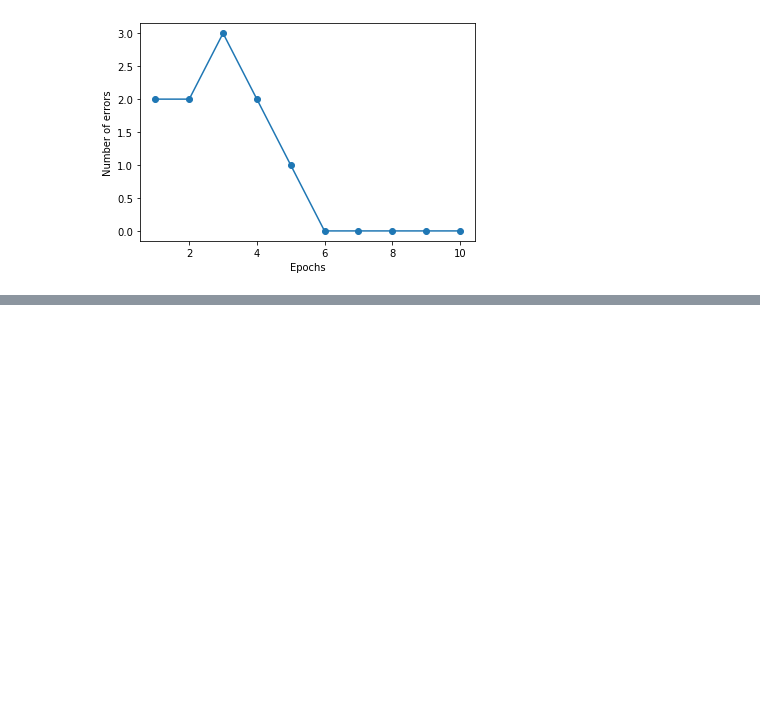
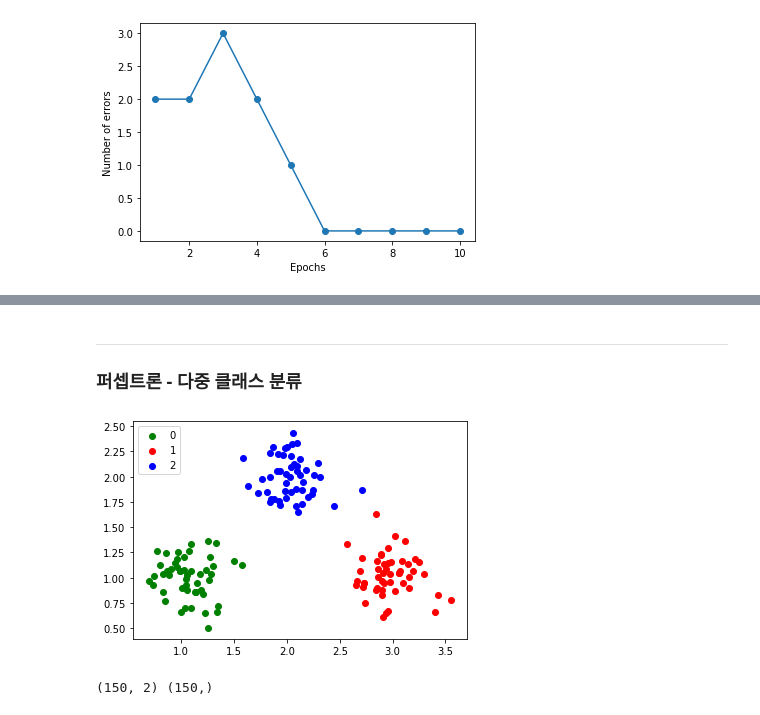
Before and after one commit to canlion/ml_study, a Jupyter notebook: 0.perceptron.ipynb, the cells around one changed output, grey strips where cells are left out. Saved outputs shown, nothing was run; the diff lists cells and outputs as text; code cells hidden in the pictures; blank space fills up the shorter version.

```diff
--- a/0.perceptron.ipynb
+++ b/0.perceptron.ipynb
@@ -123,0 +128,21 @@ plot_decision_regions(X, y, perceptron)
+# %% [markdown]
+---
+### 퍼셉트론 - 다중 클래스 분류
+# %%
+X = []
+y = []
+colors = ['red', 'blue', 'green']
+for i, (loc_0, loc_1) in enumerate([[1., 1.], [3., 1.], [2., 2]]):
+    x0 = np.random.normal(loc=loc_0, scale=.2, size=50)
+    x1 = np.random.normal(loc=loc_1, scale=.2, size=50)
+    X.append(np.stack([x0, x1], axis=-1))
+    y.append(np.ones(50) * i)
+    plt.scatter(x0, x1, color=colors[i-1], label=str(i))
+plt.legend(loc='upper left')
+plt.show()
+X = np.concatenate(X, axis=0)
+y = np.concatenate(y)
+print(X.shape, y.shape)
+# %% [output]
+[figure, added]
+(150, 2) (150,)
```
Also changed, not shown: parts of 12 cells of this notebook.
